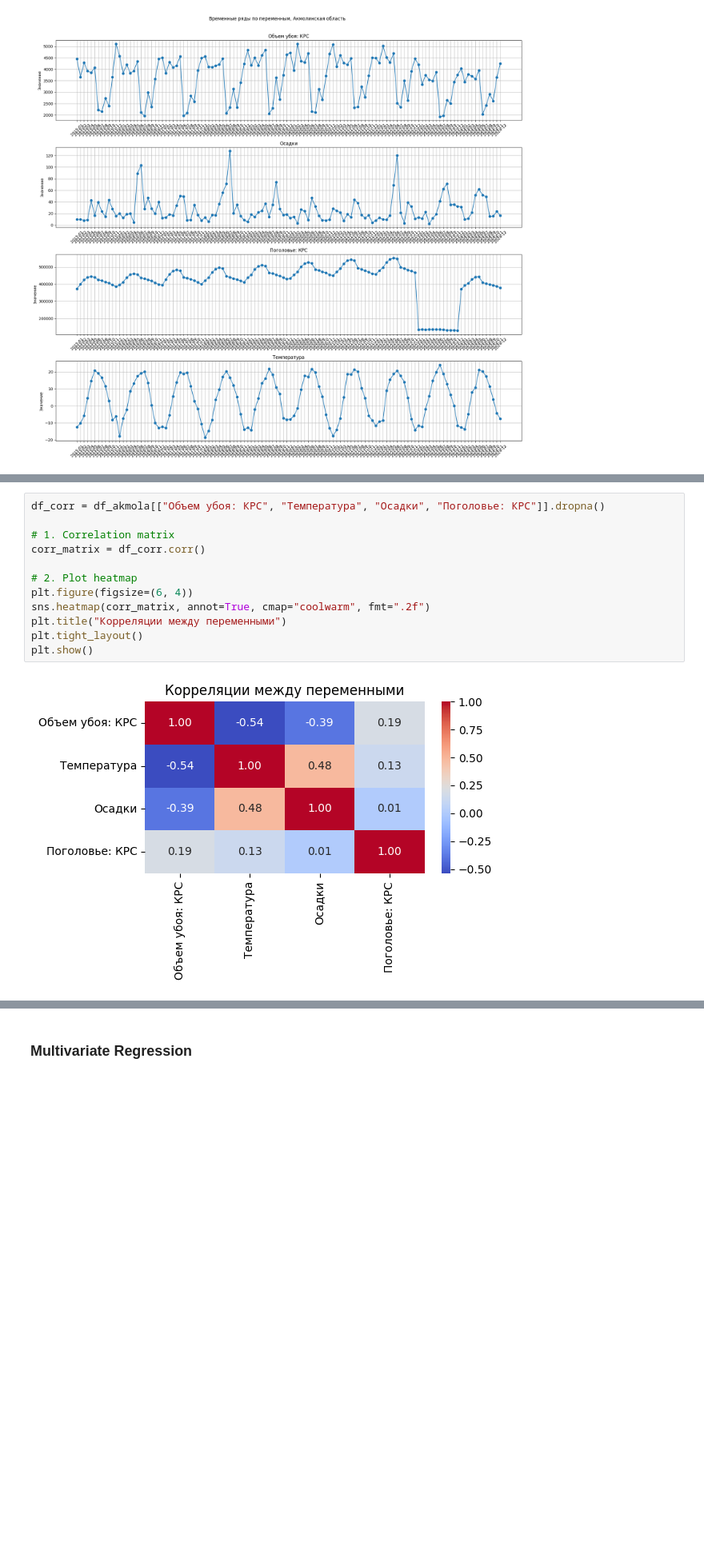
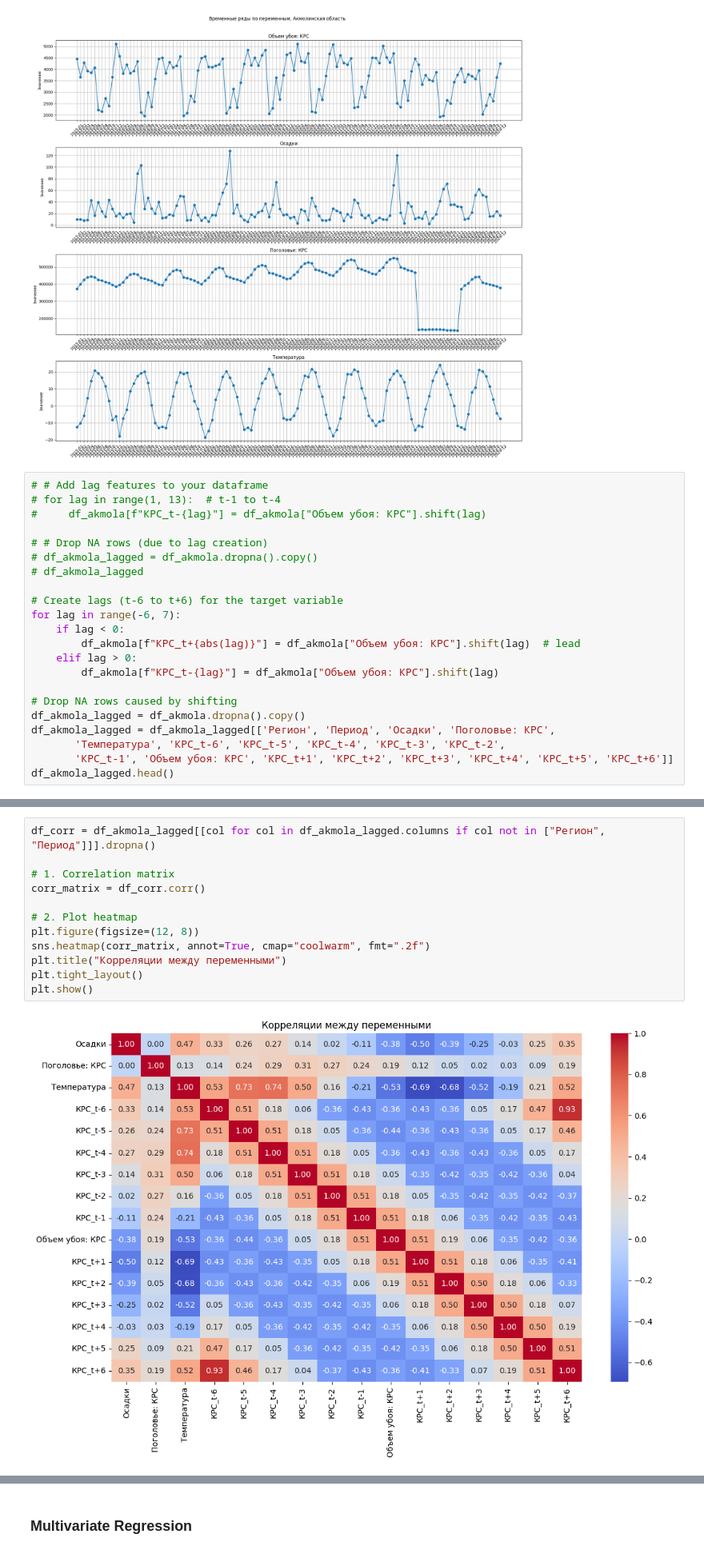
Before and after one commit to Madi147/ICC, a Jupyter notebook: Models/КРС/КРС_Akmola.ipynb, the cells around one changed output, grey strips where cells are left out. Shown: that part at 80% size. Drawn from its saved outputs; the diff is of its cells as text; blank space fills up the shorter version.

Commit message:
working on models for Akmola

```diff
--- a/Models/КРС/КРС_Akmola.ipynb
+++ b/Models/КРС/КРС_Akmola.ipynb
@@ -108,3 +108,25 @@ plt.tight_layout()
 plt.show()
 # %% [output]
 [figure]
+# %%
+# # Add lag features to your dataframe
+# for lag in range(1, 13):  # t-1 to t-4
+#     df_akmola[f"КРС_t-{lag}"] = df_akmola["Объем убоя: КРС"].shift(lag)
+
+# # Drop NA rows (due to lag creation)
+# df_akmola_lagged = df_akmola.dropna().copy()
+# df_akmola_lagged
+
+# Create lags (t-6 to t+6) for the target variable
+for lag in range(-6, 7):
+    if lag < 0:
+        df_akmola[f"КРС_t+{abs(lag)}"] = df_akmola["Объем убоя: КРС"].shift(lag)  # lead
+    elif lag > 0:
+        df_akmola[f"КРС_t-{lag}"] = df_akmola["Объем убоя: КРС"].shift(lag)
+
+# Drop NA rows caused by shifting
+df_akmola_lagged = df_akmola.dropna().copy()
+df_akmola_lagged = df_akmola_lagged[['Регион', 'Период', 'Осадки', 'Поголовье: КРС',
+       'Температура', 'КРС_t-6', 'КРС_t-5', 'КРС_t-4', 'КРС_t-3', 'КРС_t-2',
+       'КРС_t-1', 'Объем убоя: КРС', 'КРС_t+1', 'КРС_t+2', 'КРС_t+3', 'КРС_t+4', 'КРС_t+5', 'КРС_t+6']]
+df_akmola_lagged.head()
@@ -111,14 +140,14 @@ plt.show()
 # %%
-df_corr = df_akmola[["Объем убоя: КРС", "Температура", "Осадки", "Поголовье: КРС"]].dropna()
+df_corr = df_akmola_lagged[[col for col in df_akmola_lagged.columns if col not in ["Регион", "Период"]]].dropna()
 
 # 1. Correlation matrix
 corr_matrix = df_corr.corr()
 
 # 2. Plot heatmap
-plt.figure(figsize=(6, 4))
+plt.figure(figsize=(12, 8))
 sns.heatmap(corr_matrix, annot=True, cmap="coolwarm", fmt=".2f")
 plt.title("Корреляции между переменными")
 plt.tight_layout()
 plt.show()
 # %% [output]
-[figure, old version]
+[figure, new version]
```
Also changed, not shown: parts of 4 cells of this notebook.
